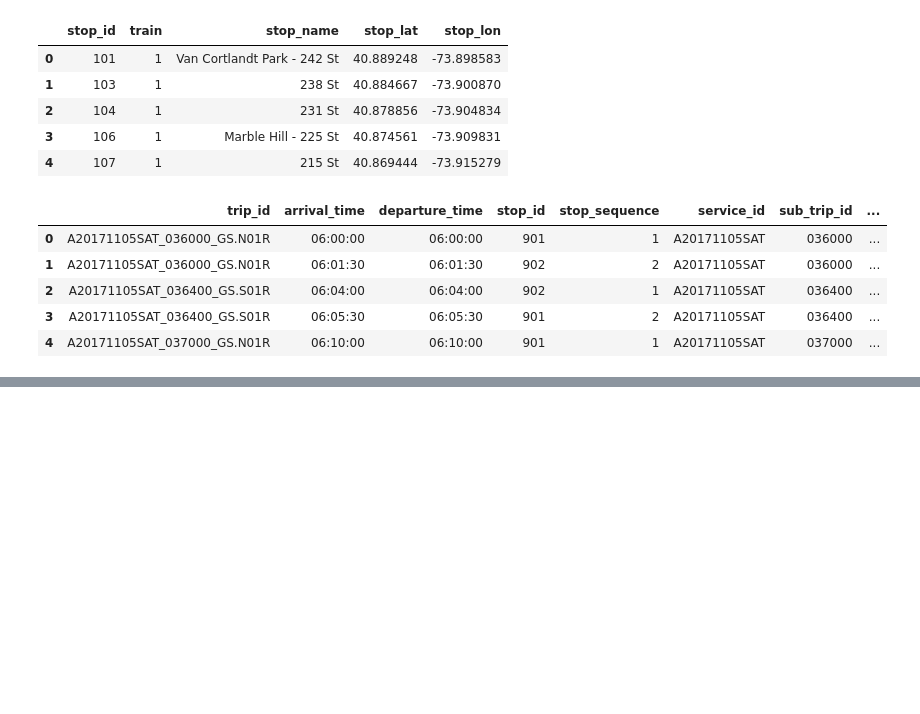
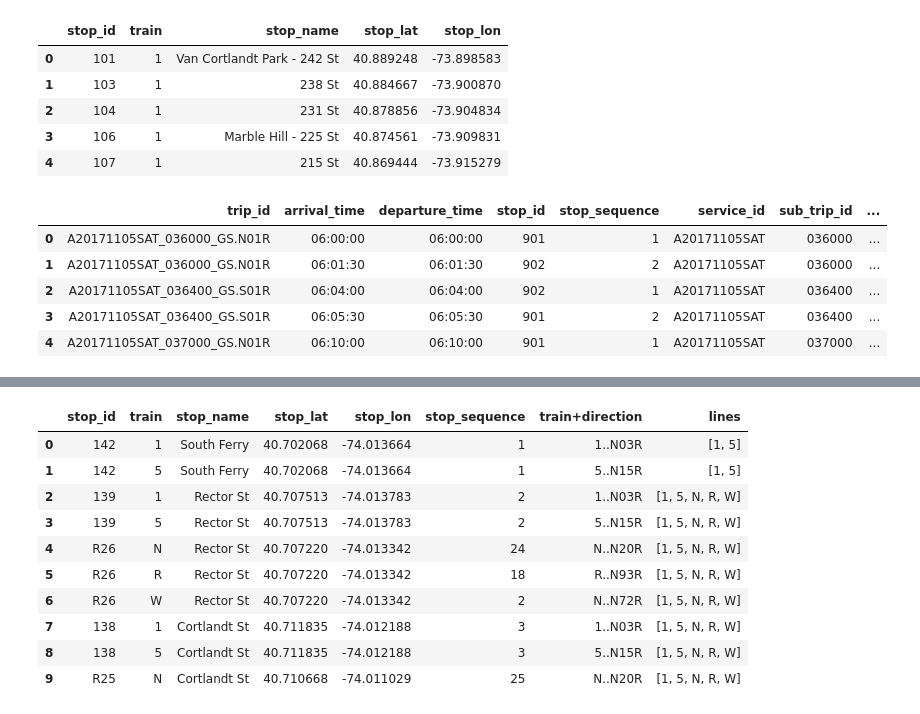
Before and after one commit to beasteers/data_viz_project, a Jupyter notebook: stops.ipynb, the cells around one changed output, grey strips where cells are left out. Cells and saved outputs as stored; diff of their text form; code cells hidden in the pictures; blank space fills up the shorter version.

```diff
--- a/stops.ipynb
+++ b/stops.ipynb
@@ -89,0 +195,3 @@ stop_times.head()
+# %%
+transfer = stop_train2.groupby('stop_name')['train'].apply(lambda x: x.tolist()).rename('lines')
+transfer.head()
@@ -89,0 +208,18 @@ stop_times.head()
+# %%
+transfer = transfer.to_frame().reset_index()
+# %%
+stop_train2 = stop_train2.merge(transfer, on='stop_name')
+# %%
+stop_train2.head(10)
+# %% [output]
+|  | stop_id | train | stop_name | stop_lat | stop_lon | stop_sequence | train+direction | lines |
+| 0 | 142 | 1 | South Ferry | 40.702068 | -74.013664 | 1 | 1..N03R | [1, 5] |
+| 1 | 142 | 5 | South Ferry | 40.702068 | -74.013664 | 1 | 5..N15R | [1, 5] |
+| 2 | 139 | 1 | Rector St | 40.707513 | -74.013783 | 2 | 1..N03R | [1, 5, N, R, W] |
+| 3 | 139 | 5 | Rector St | 40.707513 | -74.013783 | 2 | 5..N15R | [1, 5, N, R, W] |
+| 4 | R26 | N | Rector St | 40.707220 | -74.013342 | 24 | N..N20R | [1, 5, N, R, W] |
+| 5 | R26 | R | Rector St | 40.707220 | -74.013342 | 18 | R..N93R | [1, 5, N, R, W] |
+| 6 | R26 | W | Rector St | 40.707220 | -74.013342 | 2 | N..N72R | [1, 5, N, R, W] |
+| 7 | 138 | 1 | Cortlandt St | 40.711835 | -74.012188 | 3 | 1..N03R | [1, 5, N, R, W] |
+| 8 | 138 | 5 | Cortlandt St | 40.711835 | -74.012188 | 3 | 5..N15R | [1, 5, N, R, W] |
+| 9 | R25 | N | Cortlandt St | 40.710668 | -74.011029 | 25 | N..N20R | [1, 5, N, R, W] |
```
Also changed, not shown: parts of 22 cells of this notebook.
